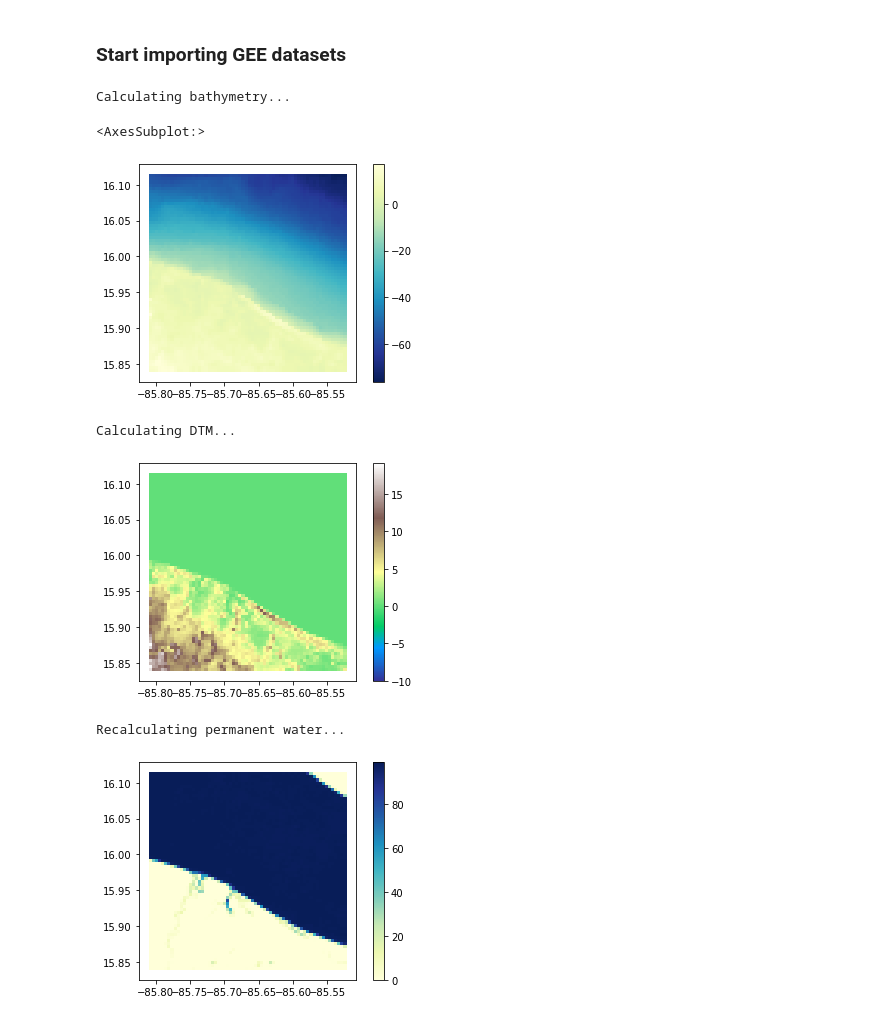
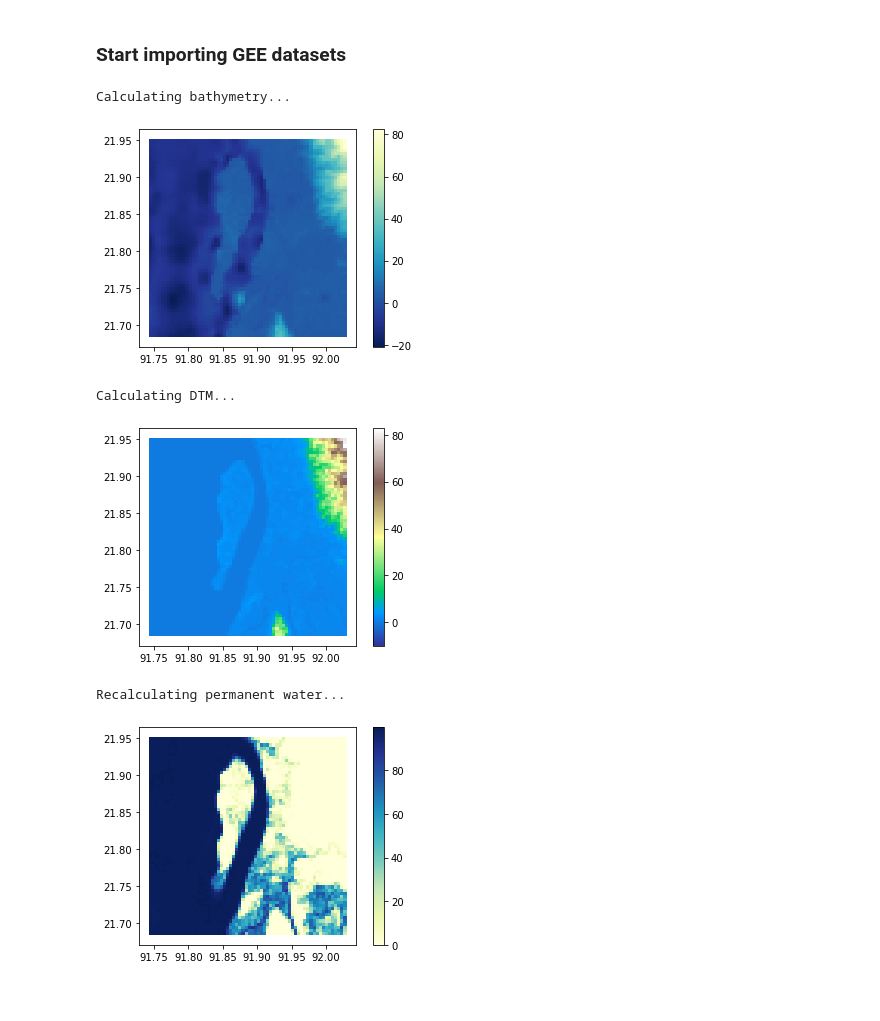
Before and after one commit to alisonpeard/hybridmodels, a Jupyter notebook: python/A. Data Acquisition.ipynb, the cells around one changed output. Cells and saved outputs as stored; diff of their text form; code cells hidden in the pictures.

```diff
--- a/python/A. Data Acquisition.ipynb
+++ b/python/A. Data Acquisition.ipynb
@@ -35,19 +37,18 @@ def get_rows_and_cols(df, gridsize=1000):
 # %%
 # load general storm/aoi data
-storm = "iota"
-region = "loweraguanbasin"
-subregion = 0
+storm = "roanu"
+region = "satkania"
+subregion = 1
 gridsize = 500
 stagger = 0  # staggers in (x, y) dirs, choose from {-250, 0, 250}
-recalculate = True
+recalculate = False
+mask = False
 
 # define directories
 wd = join("..", "data", "indata_new")
 indir = join(wd, f"{storm}_{region}")
 startdate, enddate = [*pd.read_csv(join(wd, "event_dates.csv"),
                                    index_col="storm").loc[storm]]
-
-
 
 # load json for user-defined aoi
 geoJSON = literal_eval(pd.read_csv(join(wd, "event_geojsons.csv"),
@@ -185,7 +189,7 @@ if "gebco" not in feature_gdf or recalculate:
     # Add reducer output to features
     mean_gebco = gebco.reduceRegions(collection=grid_ee,
                                              reducer=ee.Reducer.mean(),
-                                              scale=100)
+                                             scale=400)
 
     gebco_list = mean_gebco.aggregate_array('mean').getInfo()
     feature_gdf["gebco"] = gebco_list
@@ -193,49 +197,39 @@ if "gebco" not in feature_gdf or recalculate:
 
 # plot output
 fig, ax = plt.subplots(1, 1)
-feature_gdf.plot(column='gebco', cmap="YlGnBu_r", ax=ax, legend=True)
+feature_gdf.plot(column='gebco', cmap="YlGnBu_r", ax=ax, legend=True);
 # %% [output]
 Calculating bathymetry...
-<AxesSubplot:>
-[figure, old version]
+[figure, new version]
 # %%
 # FABDEM DTM (from awesome-gee-community-datasets)
-# https://code.earthengine.google.com/2e4110a0e6769825650a1b98ec4cf38e
 feature_gdf = gpd.read_file(join(indir, f'feature_stats_{subregion}_{stagger}.shp'))
 
 if "fabdem" not in feature_gdf or recalculate:
     print("Calculating DTM...")
-
     elev = ee.Image(ee.ImageCollection("projects/sat-io/open-datasets/FABDEM")
         .filterBounds(aoi_ee)
         .mosaic()
-        .setDefaultProjection('EPSG:4326', scale=10)
-        .clip(aoi_ee))
-
-    elev = elev.unmask(-999)  # set null values to zero
+        .setDefaultProjection('EPSG:4326', scale=30)
+        .clip(aoi_ee)
+        .unmask(-999))  # change later
 
     # Add reducer output to the Features in the collection.
     mean_elev = elev.reduceRegions(collection=grid_ee,
                                              reducer=ee.Reducer.mean(),
-                                              scale=100)
-
+                                             scale=30)
     elev_list = mean_elev.aggregate_array('mean').getInfo()
-
     feature_gdf["fabdem"] = elev_list
     feature_gdf.to_file(join(indir, f'feature_stats_{subregion}_{stagger}.shp'))
 
+# plot output
 fig, ax = plt.subplots(1, 1)
-feature_gdf.plot(column='fabdem', cmap="terrain", ax=ax, legend=True, vmin=-10)
-
-if mask:
-    plot_mask.plot("mask", ax=ax, cmap="binary_r");
+feature_gdf.plot(column='fabdem', cmap="terrain", ax=ax, legend=True, vmin=-10);
 # %% [output]
 Calculating DTM...
-[figure, old version]
+[figure, new version]
 # %%
 # JRC permanent water dataset: 30 arcseconds (approx. 1km)
-# scale changes a lot
-
 feature_gdf = gpd.read_file(join(indir, f'feature_stats_{subregion}_{stagger}.shp'))
 
 if "jrc_permwa" not in feature_gdf or recalculate:
@@ -247,11 +241,9 @@ if "jrc_permwa" not in feature_gdf or recalculate:
     jrc_permwater.projection().getInfo()
 
     # Add reducer output to the Features in the collection.
-    scale = jrc_permwater.projection().nominalScale().getInfo()
-
     mean_jrc_permwater = jrc_permwater.reduceRegions(collection=grid_ee,
                                              reducer=ee.Reducer.mean(),
-                                              scale=100)
+                                             scale=30)
     jrc_permwater_list = mean_jrc_permwater.aggregate_array('mean').getInfo()
     feature_gdf["jrc_permwa"] = jrc_permwater_list
 
@@ -260,13 +252,12 @@ if "jrc_permwa" not in feature_gdf or recalculate:
     pw_ix = feature_gdf[(feature_gdf['jrc_permwa']<=90) & (feature_gdf["gebco"]<-100)].index
     feature_gdf.loc[pw_ix, "jrc_permwa"] = 100
 
+    # save to gdf
     feature_gdf.to_file(join(indir, f'feature_stats_{subregion}_{stagger}.shp'))
 
 # plot results
 fig, ax = plt.subplots(1, 1)
 feature_gdf.plot(column='jrc_permwa', ax=ax, cmap="YlGnBu", legend=True);
-if mask:
-    plot_mask.plot("mask", ax=ax, cmap="binary_r");
 # %% [output]
 Recalculating permanent water...
-[figure, old version]
+[figure, new version]
```
Also changed, not shown: parts of 26 cells of this notebook, 2 other files.
